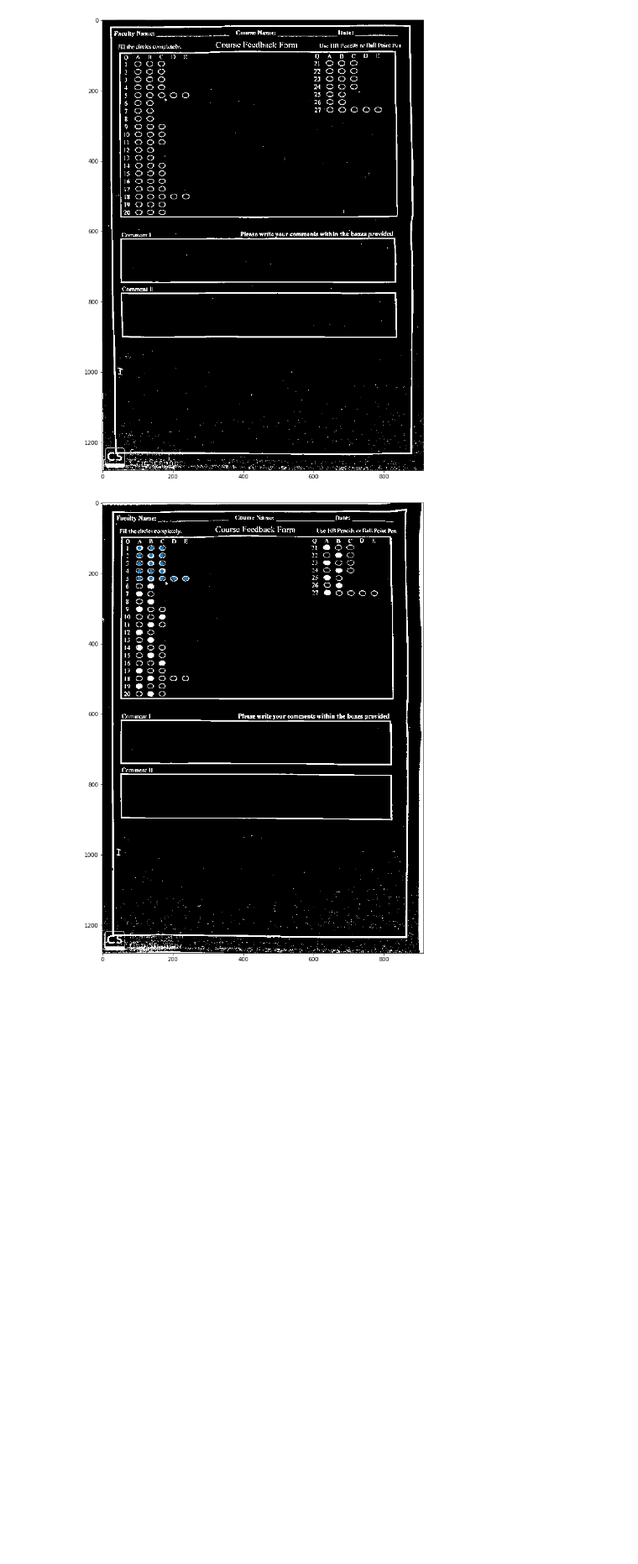
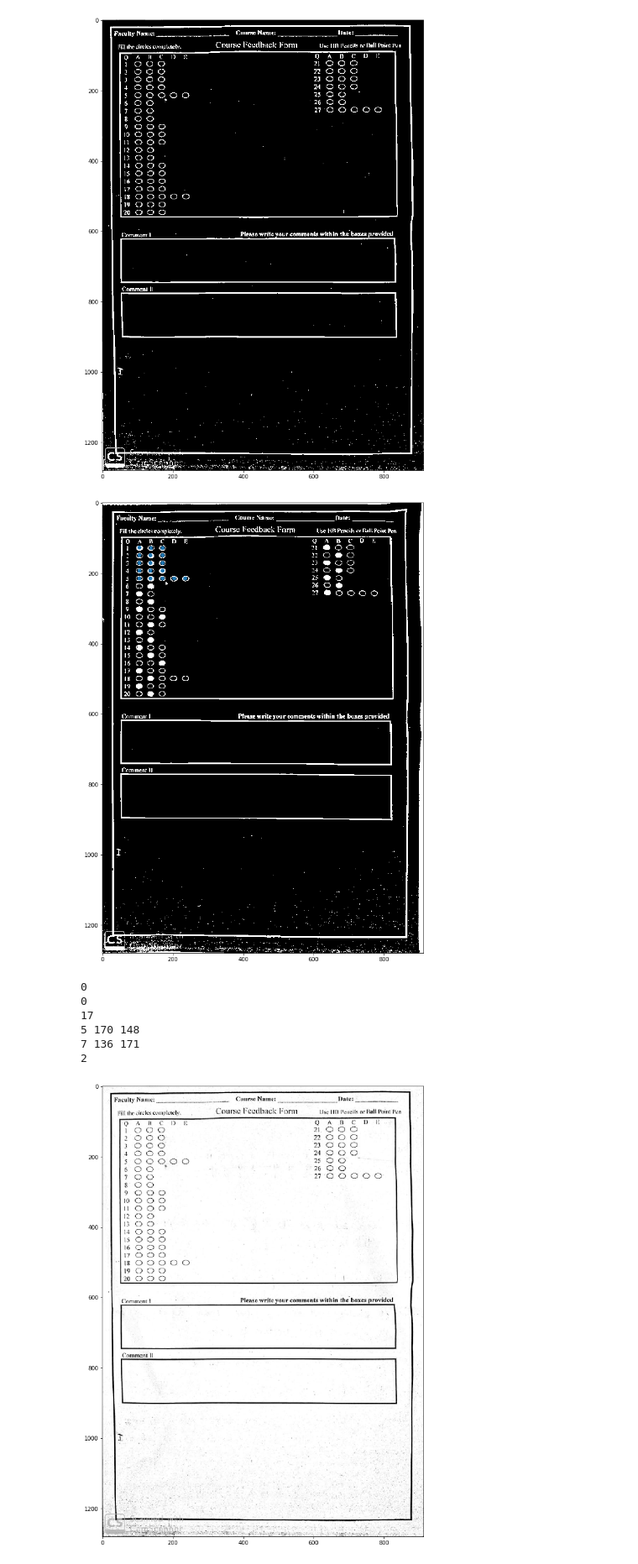
Before and after one commit to salay-jain/OMR-Auto-Grading-System, a Jupyter notebook: DIP_Project.ipynb, the cells around one changed output. Shown at 84% size. Cells and saved outputs as stored; diff of their text form; code cells hidden in the pictures; blank space fills up the shorter version.

```diff
--- a/DIP_Project.ipynb
+++ b/DIP_Project.ipynb
@@ -68,8 +70,8 @@ pts2,status,_=cv2.calcOpticalFlowPyrLK(a,b,pts1,None)
 status=status.reshape(status.shape[0])
 pts1=pts1[status == 1]
 pts2=pts2[status == 1]
-H, mask = cv2.findHomography(pts1,pts2, cv2.RANSAC, 5.0)
-print(H)
+H1, mask = cv2.findHomography(pts1,pts2, cv2.RANSAC, 5.0)
+print(H1)
 plt.figure(figsize=(10,10))
 plt.imshow(a)
 plt.scatter(pts1[:,0],pts1[:,1])
@@ -216,7 +218,8 @@ final=final.T
 for i in range(0,x):
     final[i][0]=final[i][0]/final[i][2]
     final[i][1]=final[i][1]/final[i][2]
-
+    final[i][2]=final[i][2]/final[i][2]
+i2 = np.array(img2)
 plt.figure(figsize=(15,15))
 plt.imshow(np.array(img2),cmap='gray')
 plt.scatter(final[:,0],final[:,1])
@@ -240,3 +245,56 @@ plt.scatter(final[:,0],final[:,1])
 plt.show()
 # %% [output]
 [figure]
+# %%
+#im1 = cv2.cvtColor(np.array(img1), cv2.COLOR_BGR2GRAY)
+#im2 = cv2.cvtColor(np.array(img2), cv2.COLOR_BGR2GRAY)
+#im1 = rgb2gray(np.array(img1))
+#im2 = rgb2gray(np.array(img2))
+#blurred1 = cv2.GaussianBlur(np.array(img1),(3,3),10)
+#blurred2 = cv2.GaussianBlur(np.array(img2), (3, ), 10)
+binaryImg3 = img2
+#binaryImg3 = (np.array(img2) < 200).astype(np.uint8)
+#ret,binaryImg3 = cv2.threshold(img,50,200,cv2.THRESH_TRUNC)
+binaryImg3 = np.array(binaryImg3);
+binaryImg3 = 255-binaryImg3
+d = binaryImg3.shape
+for i in range(d[0]):
+    for j in range(d[1]):
+        if binaryImg3[i][j]>100:
+            binaryImg3[i][j]=255
+        if binaryImg3[i][j]<=100:
+            binaryImg3[i][j]=0
+
+cnt =0
+t =5
+print(np.array(binaryImg3)[138,128])
+final = np.uint8(np.around(final))
+print(binaryImg3[final[t,0]][final[t,1]])
+print(final.shape[0])
+#final = final.astype(np.int8)
+for i in range(final.shape[0]):
+    #print(binaryImg3[np.int(final[i][0])][np.uint8(final[i][1])])
+    if binaryImg3[final[i][0]-2:final[i][0]+1,final[i][1]-2:final[i][1]+1].any() !=0:
+        print(i,final[i][0],final[i][1])
+        cnt += 1
+print(cnt)
+
+plt.figure(figsize=(15,15))
+plt.imshow(img1,cmap='gray')
+plt.show()
+plt.figure(figsize=(15,15))
+plt.imshow(img2,cmap='gray')
+plt.show()
+plt.figure(figsize=(15,15))
+plt.imshow(binaryImg3,cmap='gray')
+print()
+plt.scatter(final[t,0],final[t,1])
+plt.show()
+# %% [output]
+0
+0
+17
+5 170 148
+7 136 171
+2
+[figure, added]
```
Also changed, not shown: parts of 5 cells of this notebook.
